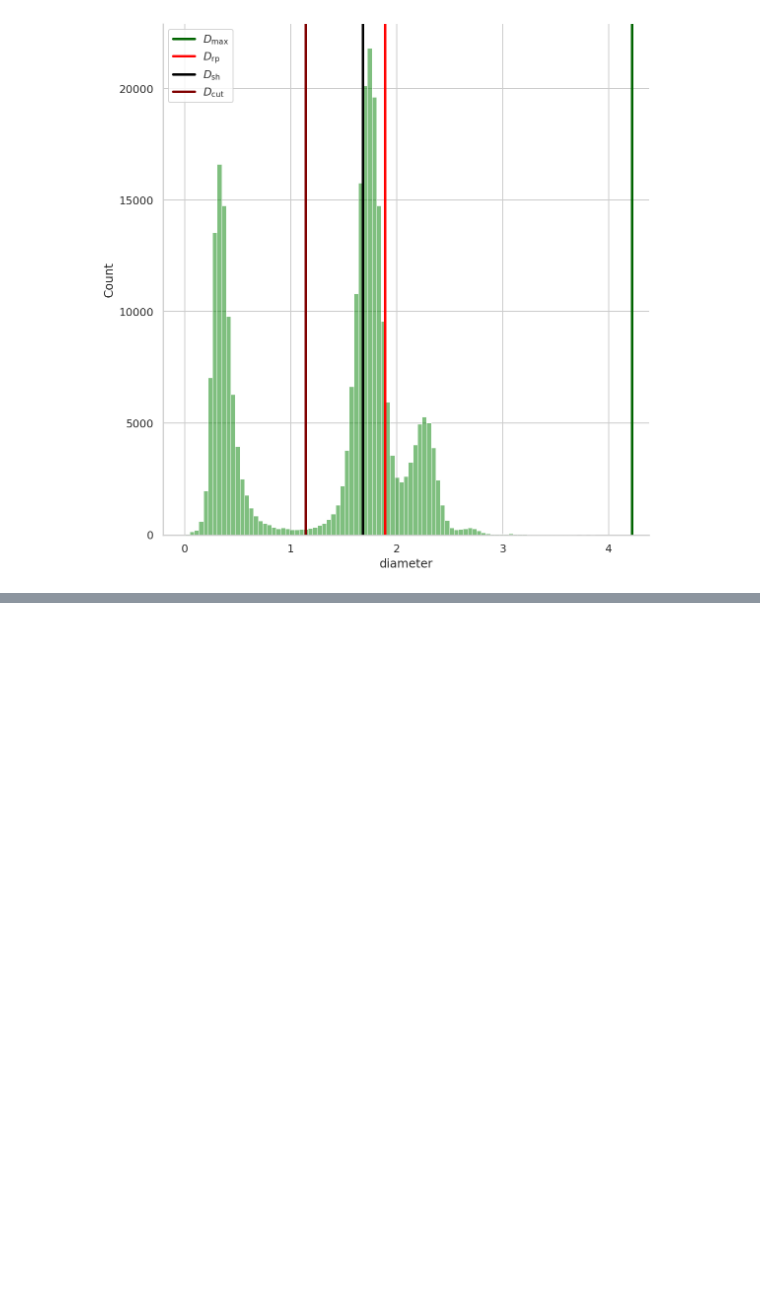
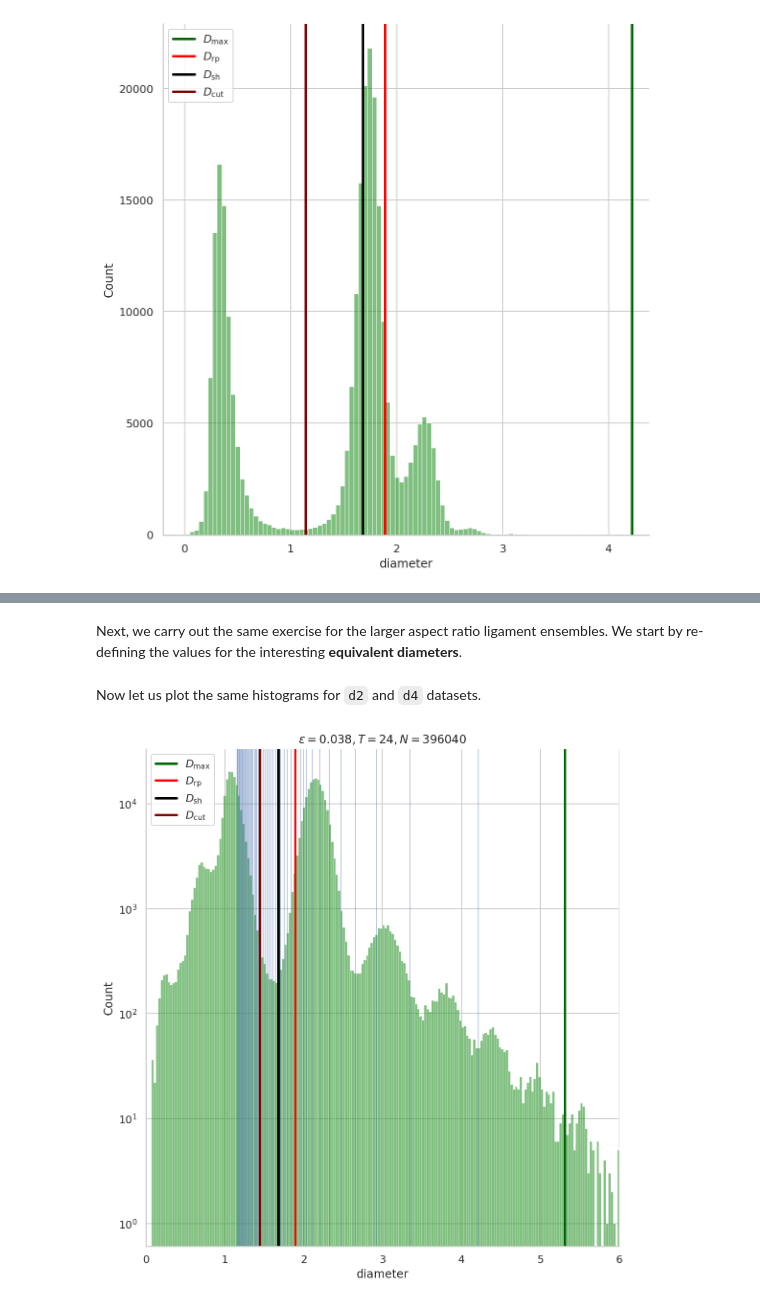
Before and after one commit to palsagar/ligaments_analysis, a Jupyter notebook: test.ipynb, the cells around one changed output, grey strips where cells are left out. Drawn from its saved outputs; the diff is of its cells as text; code cells hidden in the pictures; blank space fills up the shorter version.

```diff
--- a/test.ipynb
+++ b/test.ipynb
@@ -332,0 +356,30 @@ plt.savefig('test.png', dpi=200, bbox_inches='tight');
+# %% [markdown]
+Next, we carry out the same exercise for the larger aspect ratio ligament ensembles. We start by re-defining the values for the interesting **equivalent diameters**.
+# %%
+#initializing values for analysis of d2,d4 datasets
+
+d_max = 5.31
+d_rp = 1.89
+d_sh = 1.68
+d_cut = 1.44
+# %% [markdown]
+Now let us plot the same histograms for `d2` and `d4` datasets.
+# %%
+sns.displot(data=d2.diameter[(d2.time == 24)].map(lambda p: p/2.0)
+            , kind="hist", kde=False,
+            legend=True, palette="bright", height=8.0, aspect=1.0,
+           alpha = 0.5 , color = 'green') ;
+
+for i in range(1,50):
+    plt.axvline(x = d_eq(i,50.0), lw = 1.0, alpha=0.4);
+
+plt.axvline(x = d_max, label = r'$D_{\rm{max}}$', color='darkgreen',lw=2.5);
+plt.axvline(x = d_rp, label = r'$D_{\rm{rp}}$', color='red', lw=2.5);
+plt.axvline(x = d_sh, label = r'$D_{\rm{sh}}$', color='black', lw=2.5);
+plt.axvline(x = d_cut, label = r'$D_{\rm{cut}}$', color='maroon', lw=2.5);
+plt.xlim(0.0,6.0);
+plt.title(r'$\varepsilon = 0.038 , T=24, N=%d$ ' %d2.diameter[d2.time == 24].shape[0]);
+plt.legend(loc='best');
+plt.yscale("log");
+# %% [output]
+[figure, added]
```
Also changed, not shown: parts of 7 cells of this notebook.
